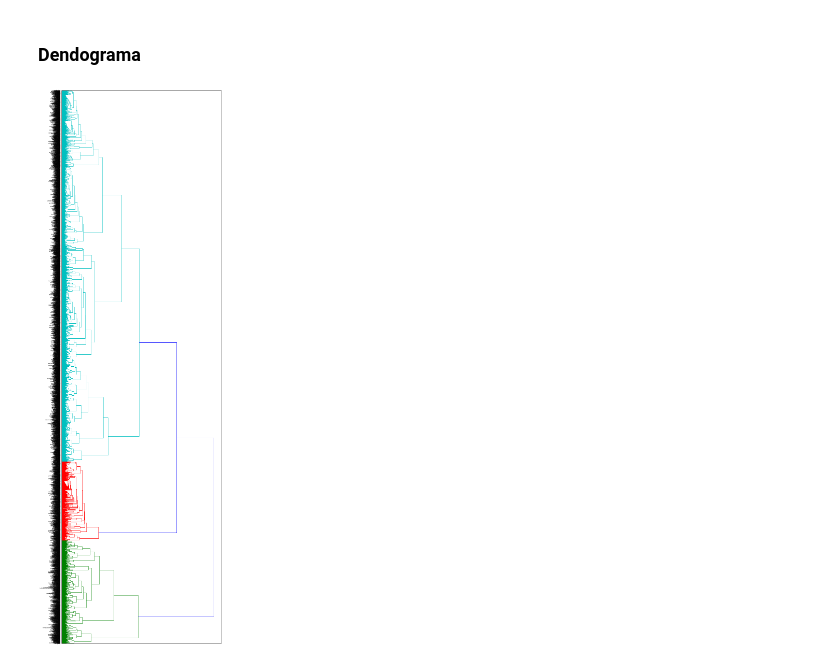
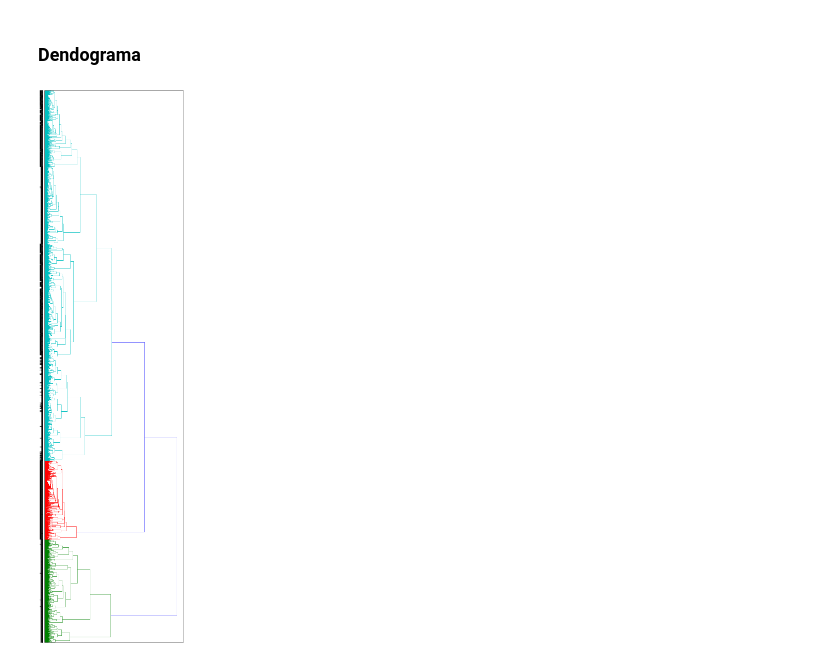
Before and after one commit to lmiguelmh/text-clustering, a Jupyter notebook: classic4orig-clustering.ipynb, the cells around one changed output. Saved outputs shown, nothing was run; the diff lists cells and outputs as text; code cells hidden in the pictures.

Commit message:
plot size, more clusters for bag-of-words, confusion matrix

```diff
--- a/classic4orig-clustering.ipynb
+++ b/classic4orig-clustering.ipynb
@@ -164,22 +254,22 @@ Silhouette Coefficient: 0.008
 # %%
 % matplotlib inline
 
 from matplotlib import pyplot as plt
 from sklearn.metrics.pairwise import cosine_similarity
 from scipy.cluster.hierarchy import ward, dendrogram
 
 dist = 1 - cosine_similarity(tfidf)
 linkage_matrix = ward(dist)
 
-fig, ax = plt.subplots(figsize=(10, 30))
-ax = dendrogram(linkage_matrix, orientation="right", labels=vocab)
+fig, ax = plt.subplots(figsize=(8, 30))
+ax = dendrogram(linkage_matrix, orientation="right", labels=labels)
 plt.tick_params(
     axis='x',  # changes apply to the x-axis
     which='both',  # both major and minor ticks are affected
     bottom='off',  # ticks along the bottom edge are off
     top='off',  # ticks along the top edge are off
     labelbottom='off')
 
 plt.tight_layout()  #show plot with tight layout
 # %% [output]
-[figure, old version]
+[figure, new version]
```
Also changed, not shown: parts of 8 cells of this notebook, 2 other files.
